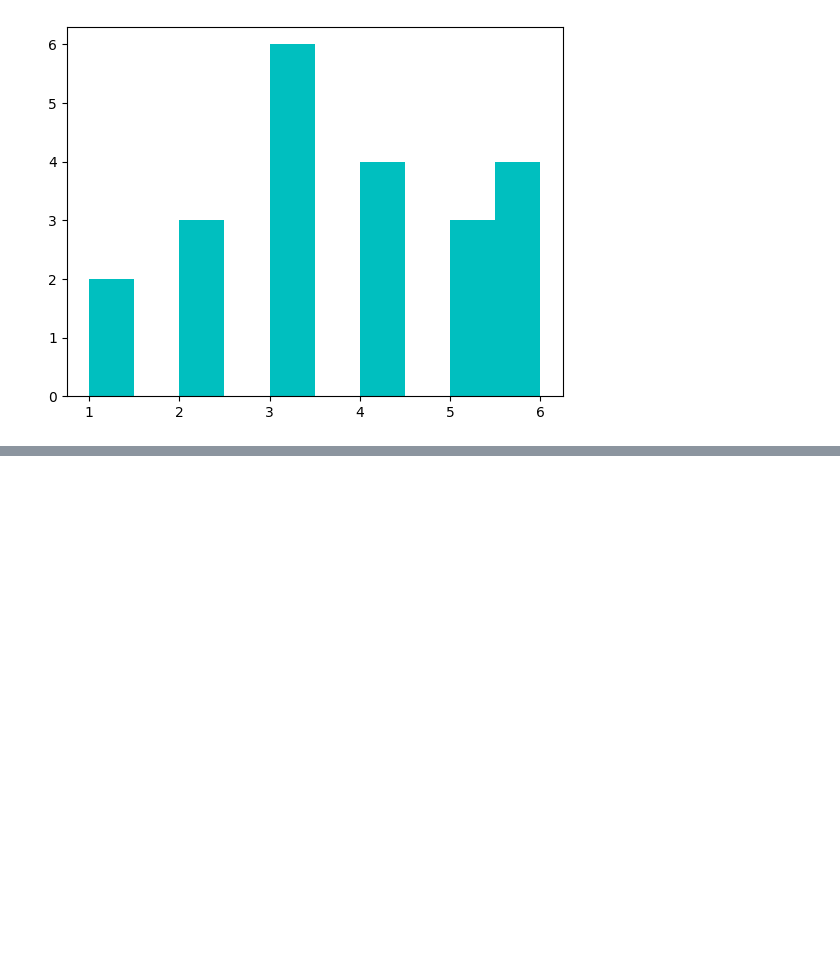
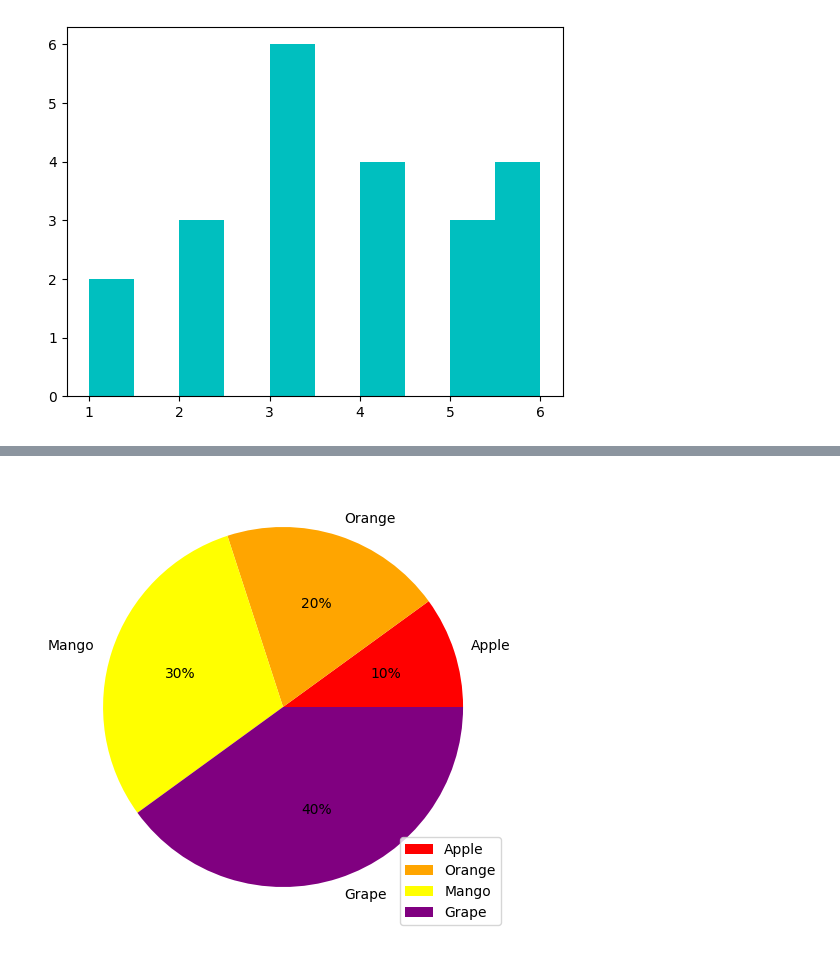
Before and after one commit to JoeVA2020/DS_OCT_ML, a Jupyter notebook: Mathplot/mathplot.ipynb, the cells around one changed output, grey strips where cells are left out. Drawn from its saved outputs; the diff is of its cells as text; code cells hidden in the pictures; blank space fills up the shorter version.

```diff
--- a/Mathplot/mathplot.ipynb
+++ b/Mathplot/mathplot.ipynb
@@ -207,0 +202,9 @@ plt.pie(x,labels=lab)
+# %%
+x=[10,20,30,40]
+lab=['Apple','Orange','Mango','Grape']
+colr=['red','orange','yellow','purple']
+plt.pie(x,labels=lab,colors=colr,autopct='%1.0f%%')
+plt.legend(loc='lower right')
+plt.tight_layout()
+# %% [output]
+[figure, added]
```
Also changed, not shown: parts of 5 cells of this notebook, 3 other files.
